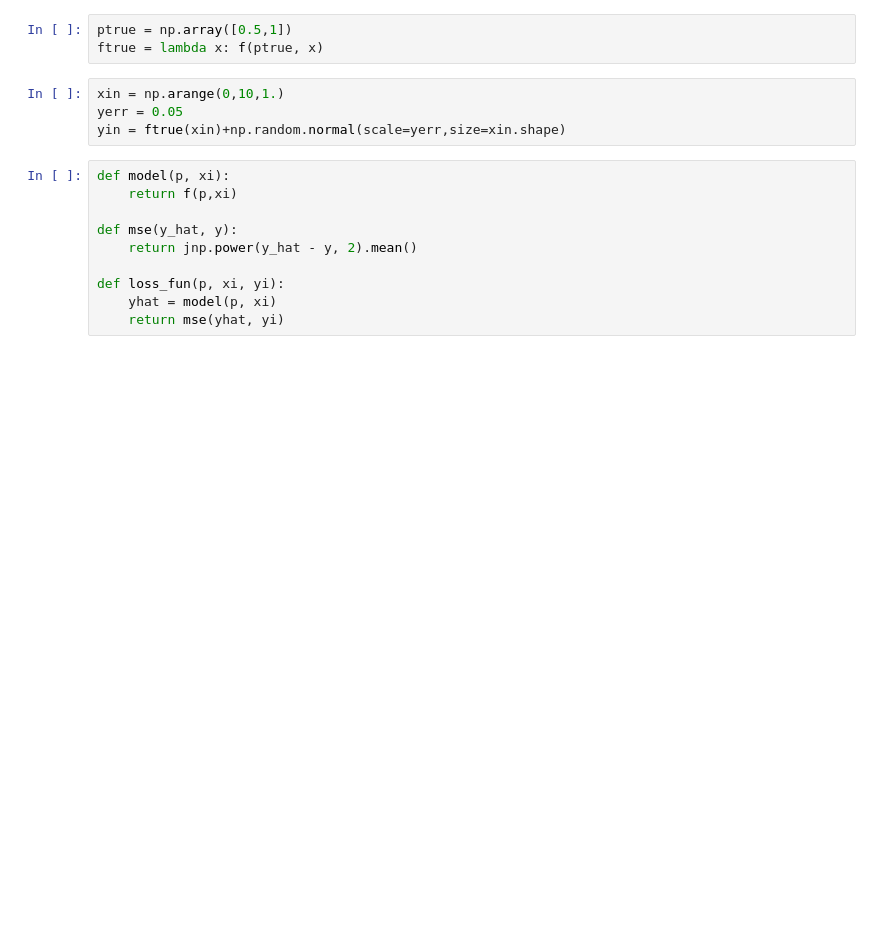
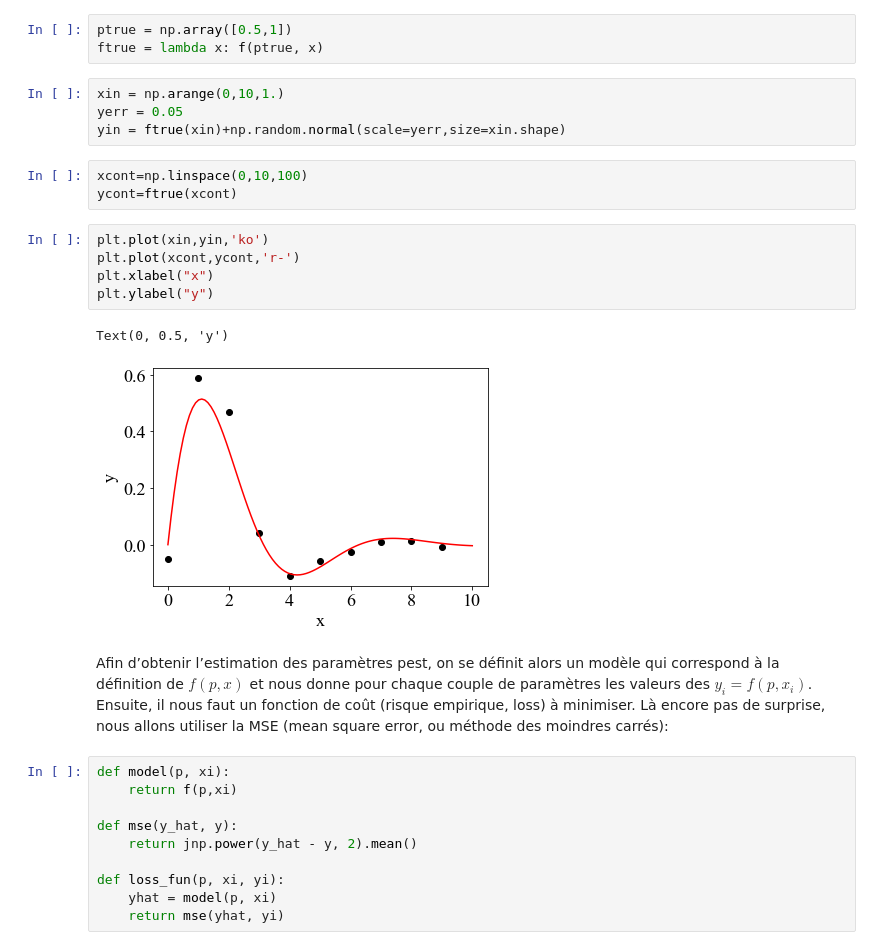
Before and after one commit to sylvielsstfr/jax-demo, a Jupyter notebook: demoJax.ipynb, the cells around one changed output. Cells and saved outputs as stored; diff of their text form; blank space fills up the shorter version.

```diff
--- a/demoJax.ipynb
+++ b/demoJax.ipynb
@@ -90,6 +183,23 @@ ftrue = lambda x: f(ptrue, x)
 xin = np.arange(0,10,1.)
 yerr = 0.05
 yin = ftrue(xin)+np.random.normal(scale=yerr,size=xin.shape)
+# %%
+xcont=np.linspace(0,10,100)
+ycont=ftrue(xcont)
+# %%
+plt.plot(xin,yin,'ko')
+plt.plot(xcont,ycont,'r-')
+plt.xlabel("x")
+plt.ylabel("y")
+# %% [output]
+Text(0, 0.5, 'y')
+[figure, added]
+# %% [markdown]
+Afin d’obtenir l’estimation des paramètres pest, on se définit alors un modèle qui correspond
+à la définition de $f(p, x)$ et nous donne pour chaque couple de paramètres les
+valeurs des $y_i = f(p, x_i)$. Ensuite, il nous faut un fonction de coût (risque empirique, loss)
+à minimiser. Là encore pas de surprise, nous allons utiliser la MSE (mean square error,
+ou méthode des moindres carrés):
 # %%
 def model(p, xi):
     return f(p,xi)
```
Also changed, not shown: parts of 77 cells of this notebook, 1 other file.
